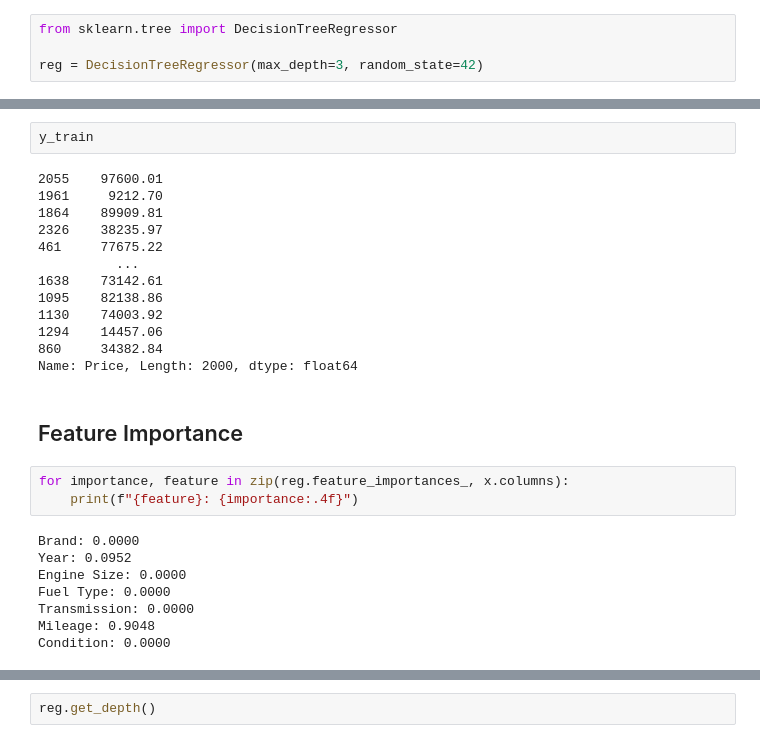
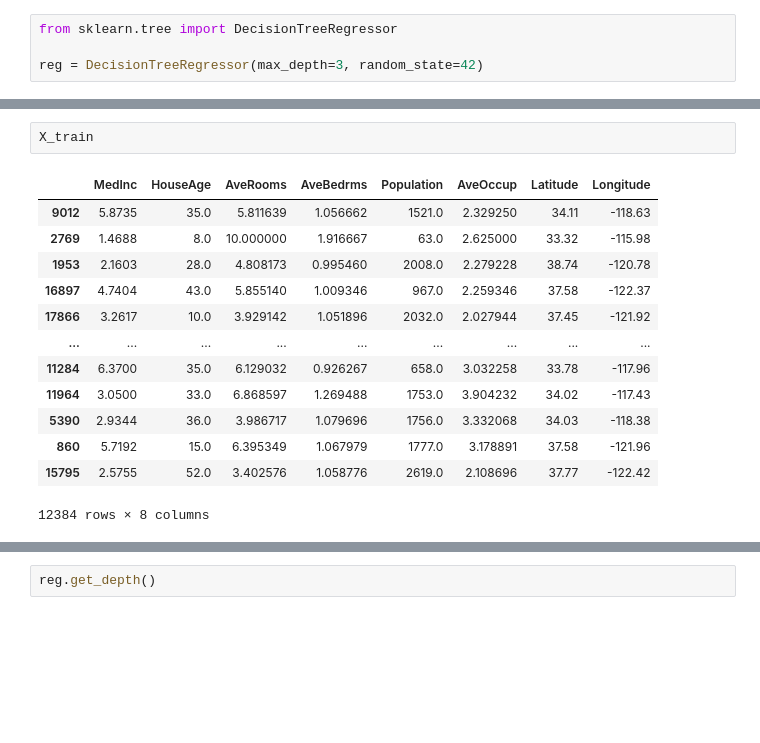
Before and after one commit to harshbhatt15/Machine-Learning, a Jupyter notebook: Desicion_tree/Regression_decision_tree/Car-price.ipynb, the cells around one changed output, grey strips where cells are left out. Drawn from its saved outputs; the diff is of its cells as text; blank space fills up the shorter version.

```diff
--- a/Desicion_tree/Regression_decision_tree/Car-price.ipynb
+++ b/Desicion_tree/Regression_decision_tree/Car-price.ipynb
@@ -209,28 +72,16 @@ x_train
-# %%
-y_train
-# %% [output]
-2055    97600.01
-1961     9212.70
-1864    89909.81
-2326    38235.97
-461     77675.22
-          ...
-1638    73142.61
-1095    82138.86
-1130    74003.92
-1294    14457.06
-860     34382.84
-Name: Price, Length: 2000, dtype: float64
-# %% [markdown]
-## Feature Importance
-# %%
-for importance, feature in zip(reg.feature_importances_, x.columns):
-    print(f"{feature}: {importance:.4f}")
-# %% [output]
-Brand: 0.0000
-Year: 0.0952
-Engine Size: 0.0000
-Fuel Type: 0.0000
-Transmission: 0.0000
-Mileage: 0.9048
-Condition: 0.0000
+# %%
+X_train
+# %% [output]
+|  | MedInc | HouseAge | AveRooms | AveBedrms | Population | AveOccup | Latitude | Longitude |
+| 9012 | 5.8735 | 35.0 | 5.811639 | 1.056662 | 1521.0 | 2.329250 | 34.11 | -118.63 |
+| 2769 | 1.4688 | 8.0 | 10.000000 | 1.916667 | 63.0 | 2.625000 | 33.32 | -115.98 |
+| 1953 | 2.1603 | 28.0 | 4.808173 | 0.995460 | 2008.0 | 2.279228 | 38.74 | -120.78 |
+| 16897 | 4.7404 | 43.0 | 5.855140 | 1.009346 | 967.0 | 2.259346 | 37.58 | -122.37 |
+| 17866 | 3.2617 | 10.0 | 3.929142 | 1.051896 | 2032.0 | 2.027944 | 37.45 | -121.92 |
+| ... | ... | ... | ... | ... | ... | ... | ... | ... |
+| 11284 | 6.3700 | 35.0 | 6.129032 | 0.926267 | 658.0 | 3.032258 | 33.78 | -117.96 |
+| 11964 | 3.0500 | 33.0 | 6.868597 | 1.269488 | 1753.0 | 3.904232 | 34.02 | -117.43 |
+| 5390 | 2.9344 | 36.0 | 3.986717 | 1.079696 | 1756.0 | 3.332068 | 34.03 | -118.38 |
+| 860 | 5.7192 | 15.0 | 6.395349 | 1.067979 | 1777.0 | 3.178891 | 37.58 | -121.96 |
+| 15795 | 2.5755 | 52.0 | 3.402576 | 1.058776 | 2619.0 | 2.108696 | 37.77 | -122.42 |
+12384 rows × 8 columns
```
Also changed, not shown: parts of 54 cells of this notebook, 1 other file.
